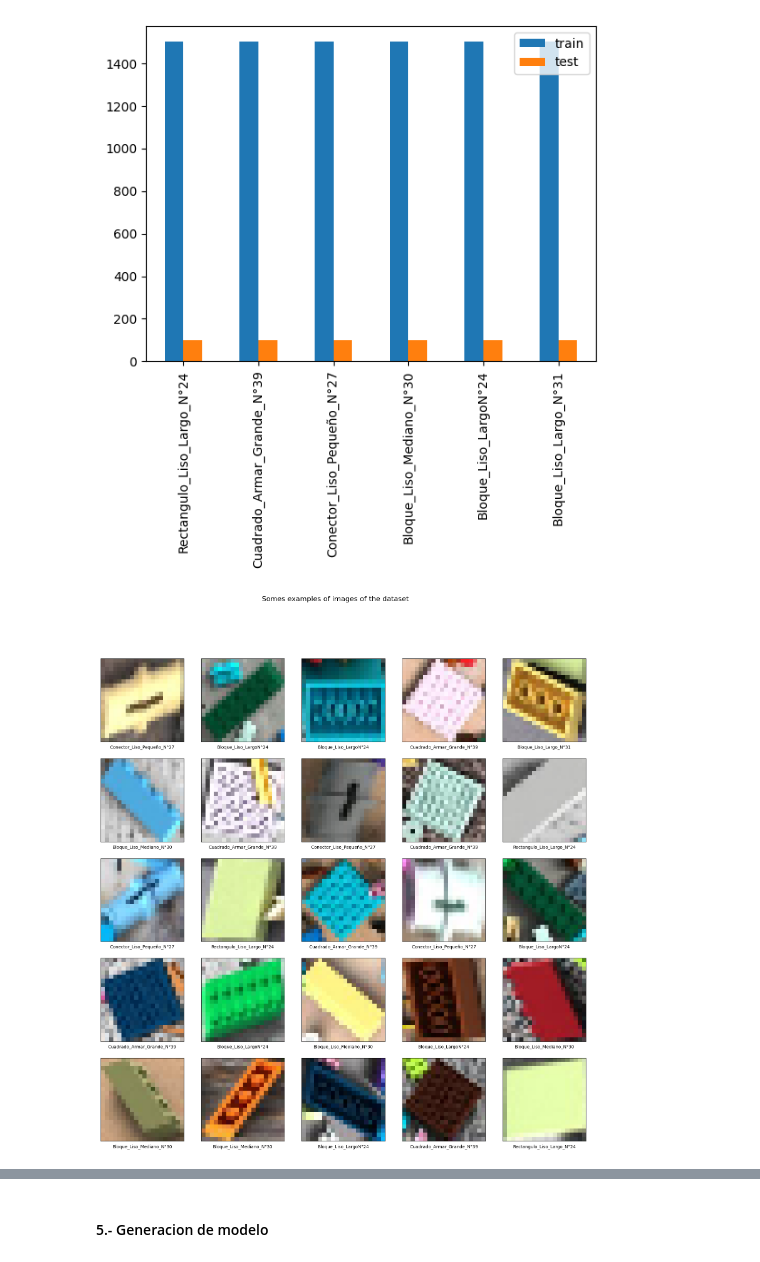
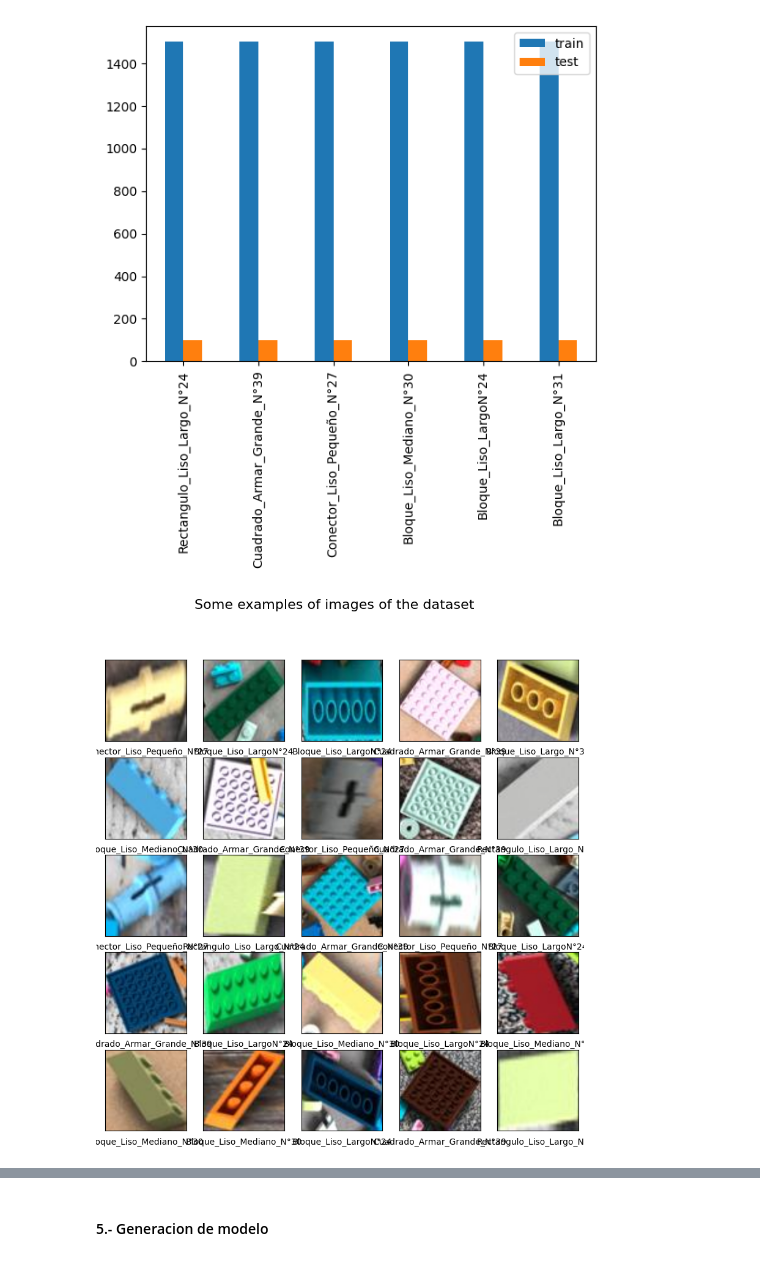
Before and after one commit to JpCobos/A01274631_IA_part2, a Jupyter notebook: Modulo_2/DeepLearning.ipynb, the cells around one changed output, grey strips where cells are left out. Cells and saved outputs as stored; diff of their text form; code cells hidden in the pictures.

```diff
--- a/Modulo_2/DeepLearning.ipynb
+++ b/Modulo_2/DeepLearning.ipynb
@@ -126,22 +128,22 @@ pd.DataFrame({'train': train_counts,
 plt.show()
 # %% [output]
 [figure]
+# %%
+train_images = train_images / 255.0
+test_images = test_images / 255.0
 # %%
 def display_examples(class_names, images, labels):
-    figsize = (20,20)
-    fig = plt.figure(figsize=figsize)
-    fig.suptitle("Somes examples of images of the dataset", fontsize=16)
-    for i in range(25):
-        plt.subplot(5,5,i+1)
-        plt.xticks([])
-        plt.yticks([])
-        plt.grid(False)
-        image = cv2.resize(images[i],figsize)
-        plt.imshow(image.astype(np.uint8))
-        plt.xlabel(class_names[labels[i]])
-
-    plt.show()
+  fig = plt.figure(figsize=(10,10))
+  fig.suptitle("Some examples of images of the dataset", fontsize=16)
+  for i in range(25):
+    plt.subplot(5,5,i+1)
+    plt.xticks([])
+    plt.yticks([])
+    plt.grid(False)
+    plt.imshow(images[i], cmap=plt.cm.binary)
+    plt.xlabel(class_names[labels[i]])
+  plt.show()
 
 display_examples(class_names,train_images,train_labels)
 # %% [output]
-[figure, old version]
+[figure, new version]
```
Also changed, not shown: parts of 22 cells of this notebook, 1 other file.
